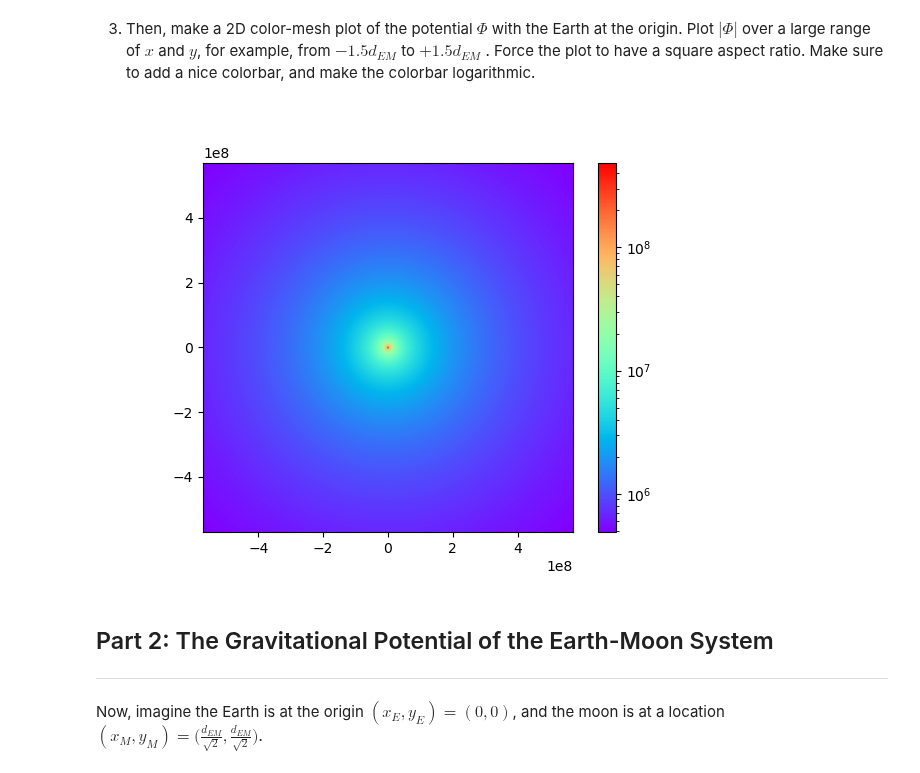
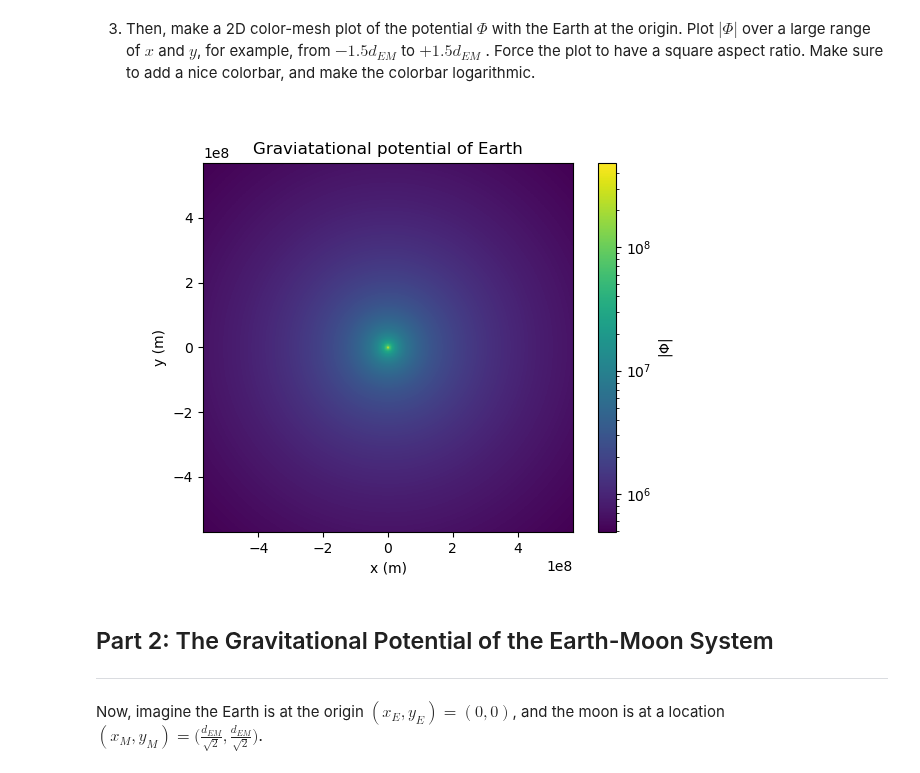
Before and after one commit to dh-2026/PHYS265-spring26, a Jupyter notebook: Lab1/lab1.ipynb, the cells around one changed output. Cells and saved outputs as stored; diff of their text form; code cells hidden in the pictures.

```diff
--- a/Lab1/lab1.ipynb
+++ b/Lab1/lab1.ipynb
@@ -109,24 +132,40 @@ ax.set_yscale("log")
 3. Then, make a 2D color-mesh plot of the potential $\Phi$ with the Earth at the origin. Plot $|\Phi|$
 over a large range of $x$ and $y$, for example, from $-1.5d_{EM}$ to $+1.5d_{EM}$ . Force the plot to have
 a square aspect ratio. Make sure to add a nice colorbar, and make the colorbar logarithmic.
-# %%
-x = np.linspace(-1.5*dem,1.5*dem,1000)    #from -1.5*d_EM to 1.5*d_EM in 1000 steps
-y = np.linspace(-1.5*dem,1.5*dem,1000)    #from -1.5*d_EM to 1.5*d_EM in 1000 steps
-
-x_grid, y_grid = np.meshgrid(x,y)
-P2 = gravp(m_e,0,0,x_grid,y_grid)  #Calculate Potential
-
-fig1, ax2=plt.subplots()
-ax2.set_aspect("equal")  # square aspect
-
-import matplotlib.colors as colors     #makes logarithmic colorbar possible
-
-mesh = ax2.pcolormesh(x_grid, y_grid, np.abs(P2),
-                      norm=colors.LogNorm(), cmap="rainbow")  #plot 2D color-mesh with a logarithmic colorbar
-
-cbar = fig.colorbar(mesh)
-# %% [output]
-[figure, removed]
+# %%
+x = np.linspace(-1.5*dem, 1.5*dem, 1000)   #from -1.5*d_EM to 1.5*d_EM in 1000 steps
+y = np.linspace(-1.5*dem, 1.5*dem, 1000)   #from -1.5*d_EM to 1.5*d_EM in 1000 steps
+
+x_grid, y_grid = np.meshgrid(x, y)
+
+P2 = gravp(m_e, 0, 0, x_grid, y_grid)
+
+fig1, ax2 = plt.subplots()
+
+ax2.set_aspect("equal")
+
+import matplotlib.colors as colors
+
+mesh = ax2.pcolormesh(
+    x_grid,
+    y_grid,
+    np.abs(P2),
+    norm=colors.LogNorm(),  # Logarithmic for color bar
+    cmap="viridis"
+)
+
+cbar = fig1.colorbar(mesh)
+cbar.set_label(r"$|\Phi|$")  # titled color bar, phi
+
+# Title and axis labels
+
+ax2.set_title('Graviatational potential of Earth')
+ax2.set_xlabel("x (m)")
+ax2.set_ylabel("y (m)")
+
+plt.show()
+# %% [output]
+[figure, added]
 # %% [markdown]
 ## Part 2: The Gravitational Potential of the Earth-Moon System
 -----
```
Also changed, not shown: parts of 22 cells of this notebook.
